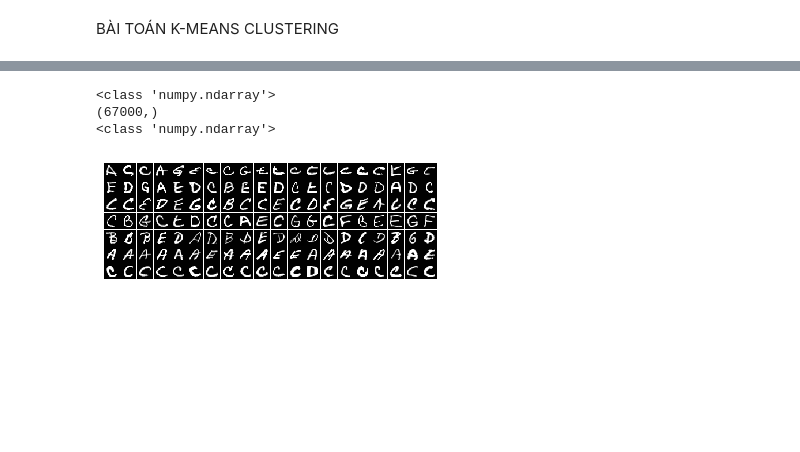
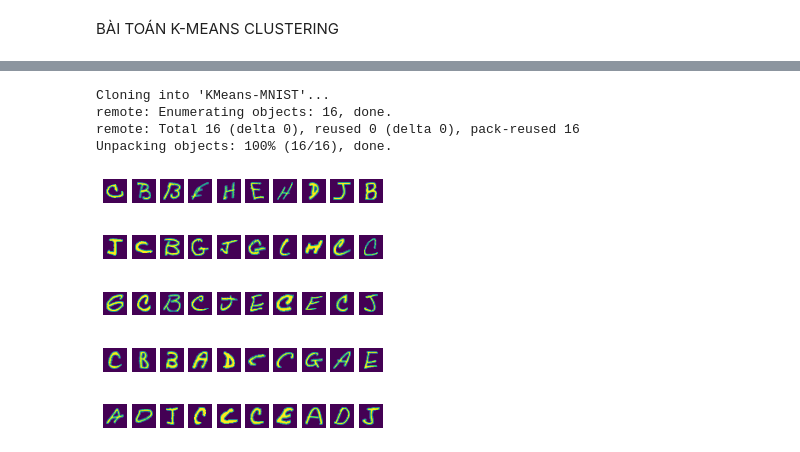
Before and after one commit to datdinh173011/abc, a Jupyter notebook: Datndchuviettay.ipynb, the cells around one changed output, grey strips where cells are left out. Drawn from its saved outputs; the diff is of its cells as text; code cells hidden in the pictures; blank space fills up the shorter version.

```diff
--- a/Datndchuviettay.ipynb
+++ b/Datndchuviettay.ipynb
@@ -408,8 +479,0 @@ WARNING:root:Lossy conversion from float64 to uint8. Range [0, 1]. Convert image
-# %%
-print(type(pred_label))
-print(pred_label.shape)
-print(type(X0))
-# %% [output]
-<class 'numpy.ndarray'>
-(67000,)
-<class 'numpy.ndarray'>
@@ -430,8 +480,7 @@ for k in range(K):
-# %%
-plt.axis('off')
-A = display_network(X2.T, K, N0)
-f2 = plt.imshow(A, interpolation='nearest' )
-plt.gray()
-plt.show()
-# %% [output]
-[figure, removed]
+# %%
+get_ipython().system('git clone https://github.com/kareemhossam/KMeans-MNIST.git')
+# %% [output]
+Cloning into 'KMeans-MNIST'...
+remote: Enumerating objects: 16, done.
+remote: Total 16 (delta 0), reused 0 (delta 0), pack-reused 16
+Unpacking objects: 100% (16/16), done.
@@ -437,0 +494,6 @@ plt.show()
+# %%
+
+data_reader = DataReader('../')
+data_reader.plot_imgs(train_data,50,True)
+# %% [output]
+[figure, added]
```
Also changed, not shown: parts of 40 cells of this notebook.
